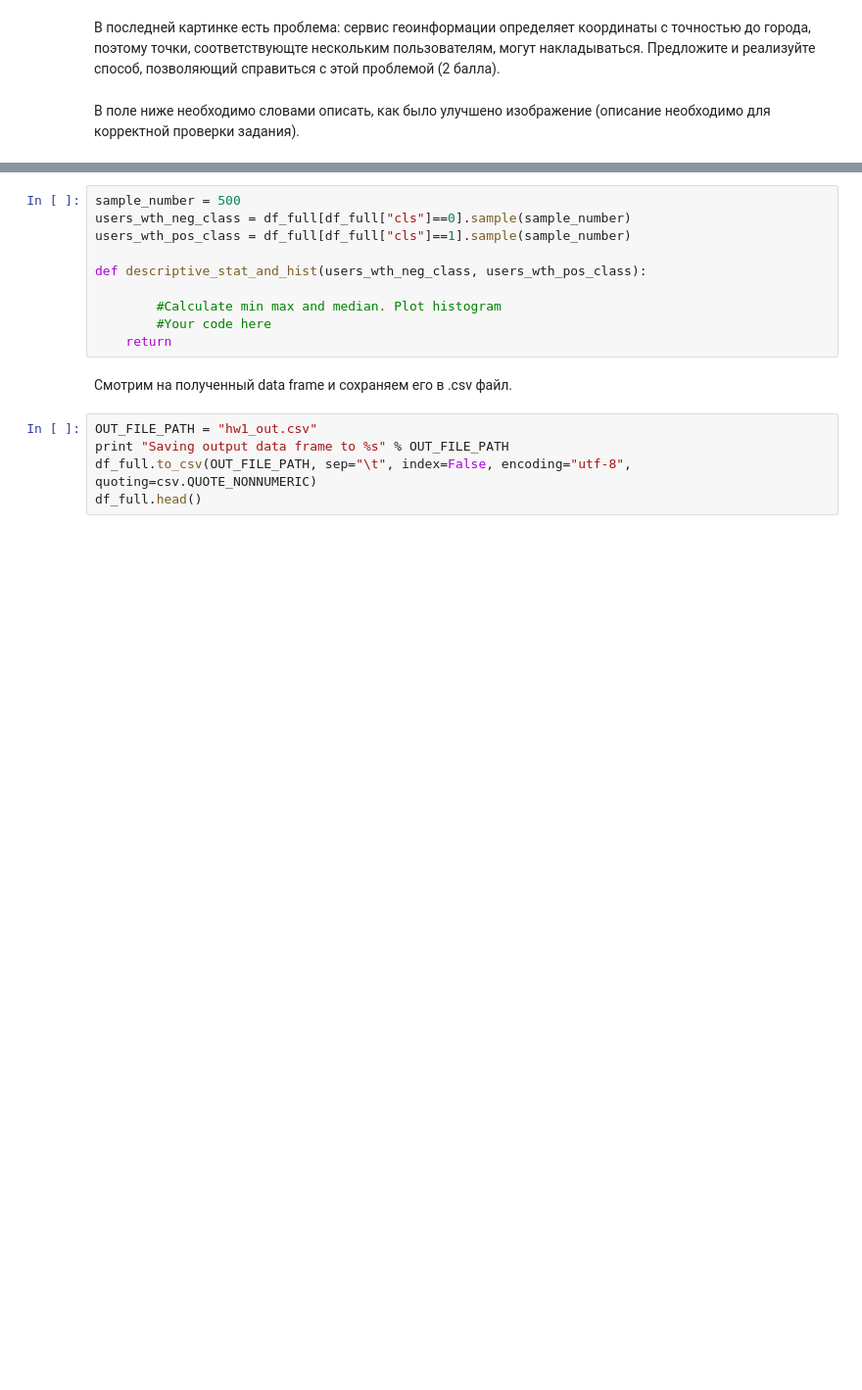
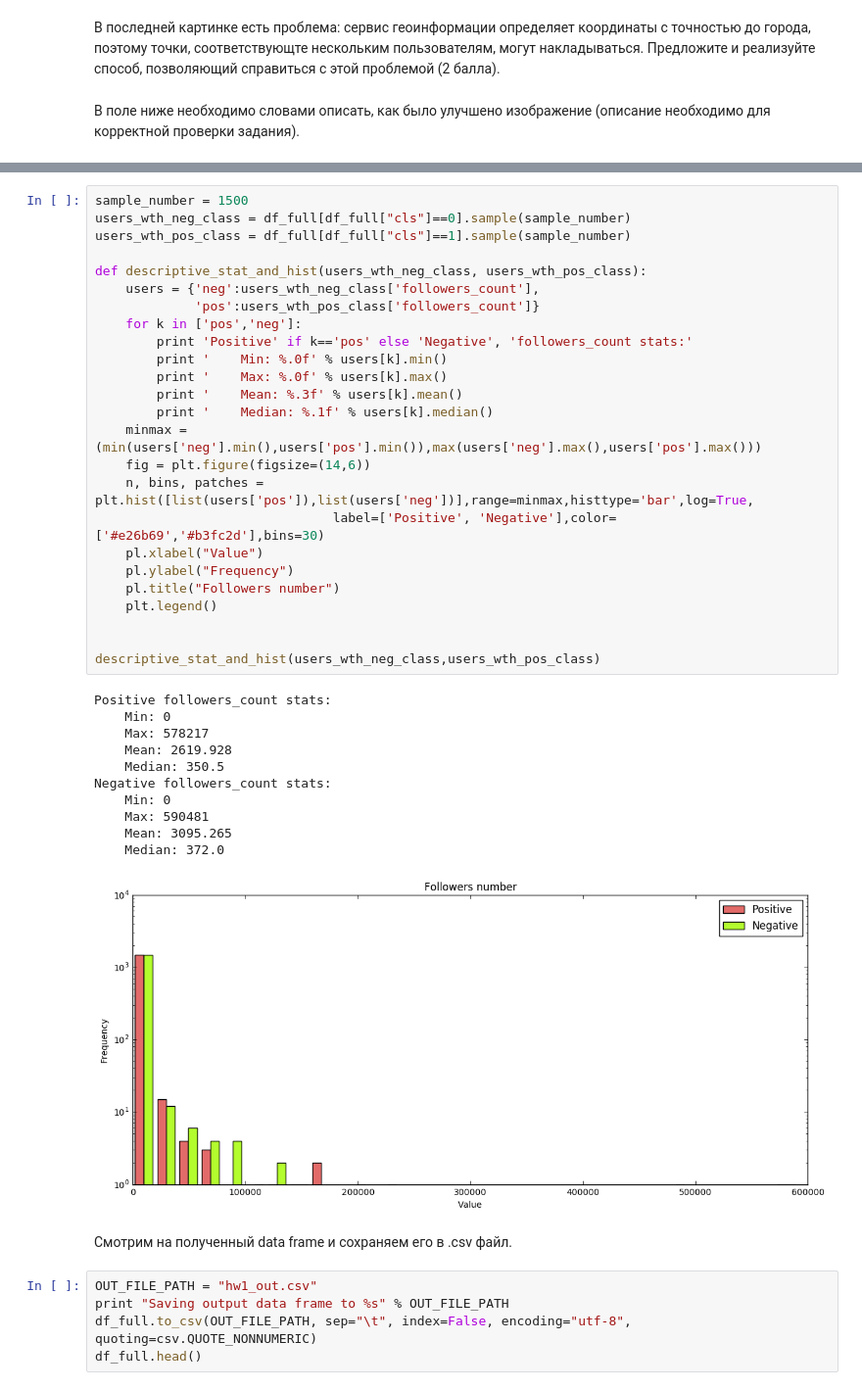
Before and after one commit to Dorimer/technosphere_dm, a Jupyter notebook: homework-1-Guzov_Vladimir.ipynb, the cells around one changed output, grey strips where cells are left out. Shown at 98% size. Cells and saved outputs as stored; diff of their text form; blank space fills up the shorter version.

```diff
--- a/homework-1-Guzov_Vladimir.ipynb
+++ b/homework-1-Guzov_Vladimir.ipynb
@@ -354,13 +383,40 @@ TypeError: 'Series' objects are mutable, thus they cannot be hashed
-# %%
-sample_number = 500
-users_wth_neg_class = df_full[df_full["cls"]==0].sample(sample_number)
-users_wth_pos_class = df_full[df_full["cls"]==1].sample(sample_number)
-
-def descriptive_stat_and_hist(users_wth_neg_class, users_wth_pos_class):
-
-        #Calculate min max and median. Plot histogram
-        #Your code here
-    return
+# %%
+sample_number = 1500
+users_wth_neg_class = df_full[df_full["cls"]==0].sample(sample_number)
+users_wth_pos_class = df_full[df_full["cls"]==1].sample(sample_number)
+
+def descriptive_stat_and_hist(users_wth_neg_class, users_wth_pos_class):
+    users = {'neg':users_wth_neg_class['followers_count'],
+             'pos':users_wth_pos_class['followers_count']}
+    for k in ['pos','neg']:
+        print 'Positive' if k=='pos' else 'Negative', 'followers_count stats:'
+        print '    Min: %.0f' % users[k].min()
+        print '    Max: %.0f' % users[k].max()
+        print '    Mean: %.3f' % users[k].mean()
+        print '    Median: %.1f' % users[k].median()
+    minmax = (min(users['neg'].min(),users['pos'].min()),max(users['neg'].max(),users['pos'].max()))
+    fig = plt.figure(figsize=(14,6))
+    n, bins, patches = plt.hist([list(users['pos']),list(users['neg'])],range=minmax,histtype='bar',log=True,
+                               label=['Positive', 'Negative'],color=['#e26b69','#b3fc2d'],bins=30)
+    pl.xlabel("Value")
+    pl.ylabel("Frequency")
+    pl.title("Followers number")
+    plt.legend()
+
+
+descriptive_stat_and_hist(users_wth_neg_class,users_wth_pos_class)
+# %% [output]
+Positive followers_count stats:
+    Min: 0
+    Max: 578217
+    Mean: 2619.928
+    Median: 350.5
+Negative followers_count stats:
+    Min: 0
+    Max: 590481
+    Mean: 3095.265
+    Median: 372.0
+[figure, added]
 # %% [markdown]
 
 Смотрим на полученный data frame и сохраняем его в .csv файл.
```
Also changed, not shown: parts of 8 cells of this notebook.
